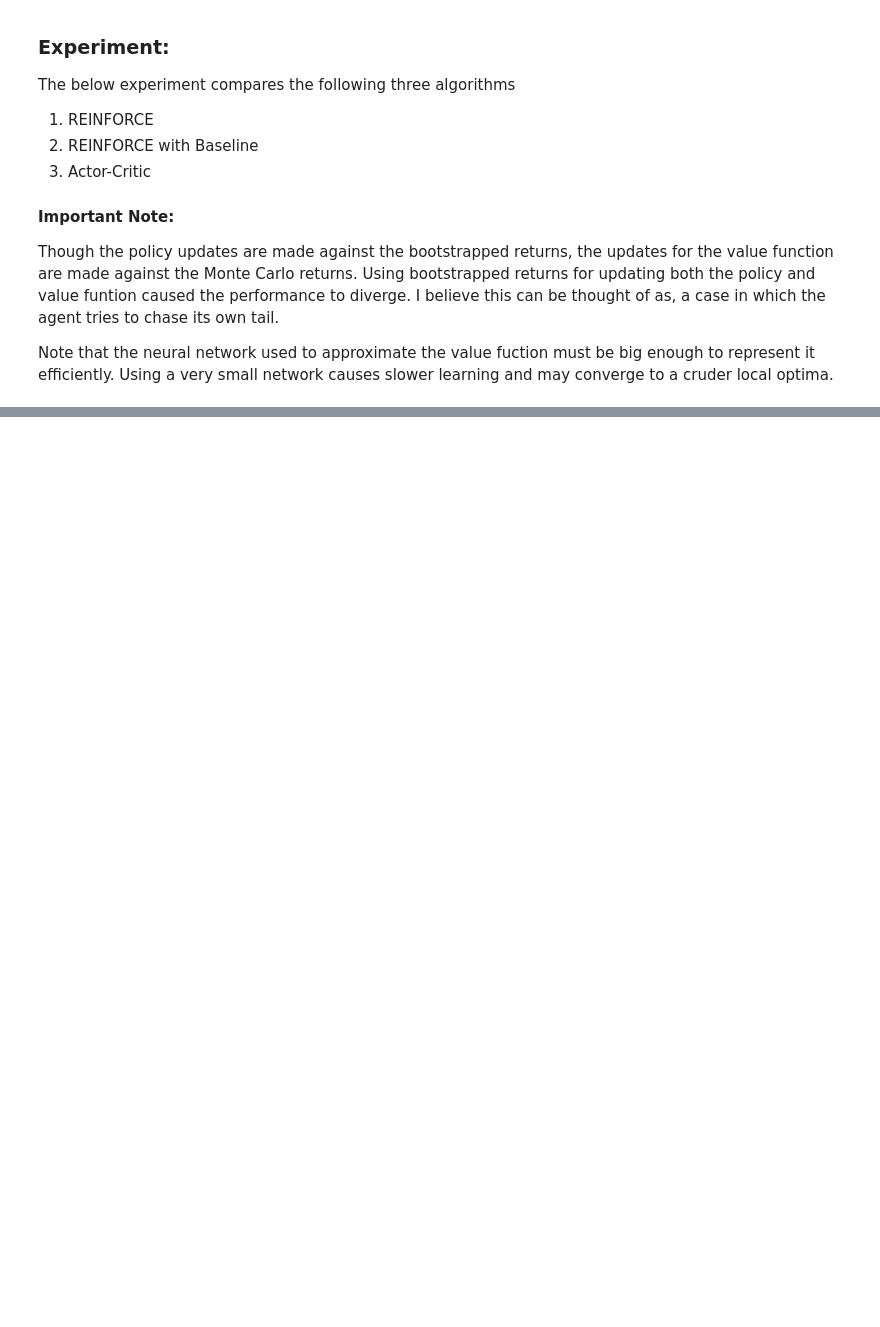
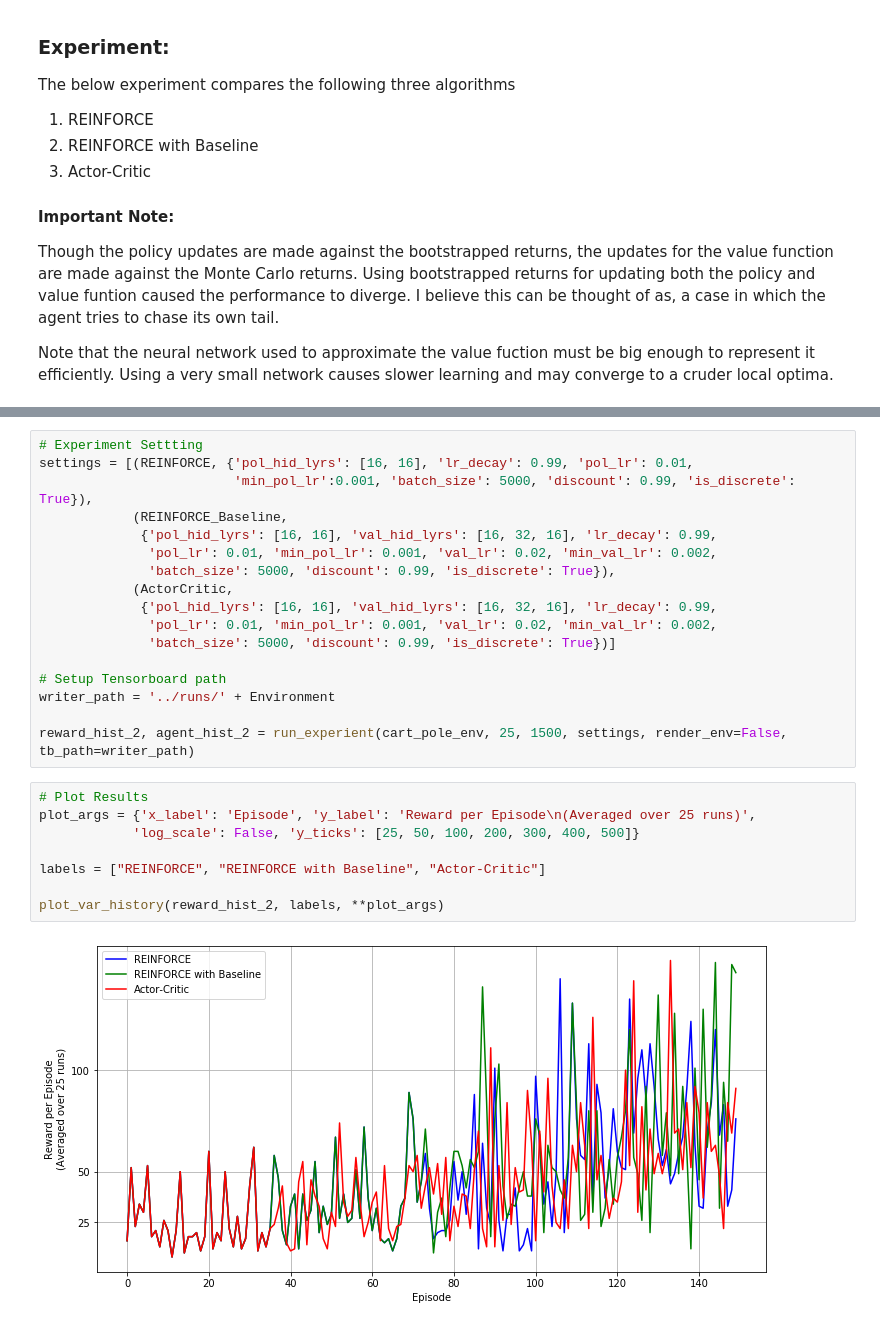
Before and after one commit to mohith-sakthivel/learn_rl_notebook, a Jupyter notebook: scripts/policy_gradient_notebook.ipynb, the cells around one changed output, grey strips where cells are left out. Drawn from its saved outputs; the diff is of its cells as text; blank space fills up the shorter version.

```diff
--- a/scripts/policy_gradient_notebook.ipynb
+++ b/scripts/policy_gradient_notebook.ipynb
@@ -161,0 +162,27 @@ plot_var_history(reward_hist, labels, **plot_args)
+# %%
+# Experiment Settting
+settings = [(REINFORCE, {'pol_hid_lyrs': [16, 16], 'lr_decay': 0.99, 'pol_lr': 0.01,
+                         'min_pol_lr':0.001, 'batch_size': 5000, 'discount': 0.99, 'is_discrete': True}),
+            (REINFORCE_Baseline,
+             {'pol_hid_lyrs': [16, 16], 'val_hid_lyrs': [16, 32, 16], 'lr_decay': 0.99,
+              'pol_lr': 0.01, 'min_pol_lr': 0.001, 'val_lr': 0.02, 'min_val_lr': 0.002,
+              'batch_size': 5000, 'discount': 0.99, 'is_discrete': True}),
+            (ActorCritic,
+             {'pol_hid_lyrs': [16, 16], 'val_hid_lyrs': [16, 32, 16], 'lr_decay': 0.99,
+              'pol_lr': 0.01, 'min_pol_lr': 0.001, 'val_lr': 0.02, 'min_val_lr': 0.002,
+              'batch_size': 5000, 'discount': 0.99, 'is_discrete': True})]
+
+# Setup Tensorboard path
+writer_path = '../runs/' + Environment
+
+reward_hist_2, agent_hist_2 = run_experient(cart_pole_env, 25, 1500, settings, render_env=False, tb_path=writer_path)
+# %%
+# Plot Results
+plot_args = {'x_label': 'Episode', 'y_label': 'Reward per Episode\n(Averaged over 25 runs)',
+            'log_scale': False, 'y_ticks': [25, 50, 100, 200, 300, 400, 500]}
+
+labels = ["REINFORCE", "REINFORCE with Baseline", "Actor-Critic"]
+
+plot_var_history(reward_hist_2, labels, **plot_args)
+# %% [output]
+[figure, added]
```
Also changed, not shown: parts of 2 cells of this notebook, 2 other files.
